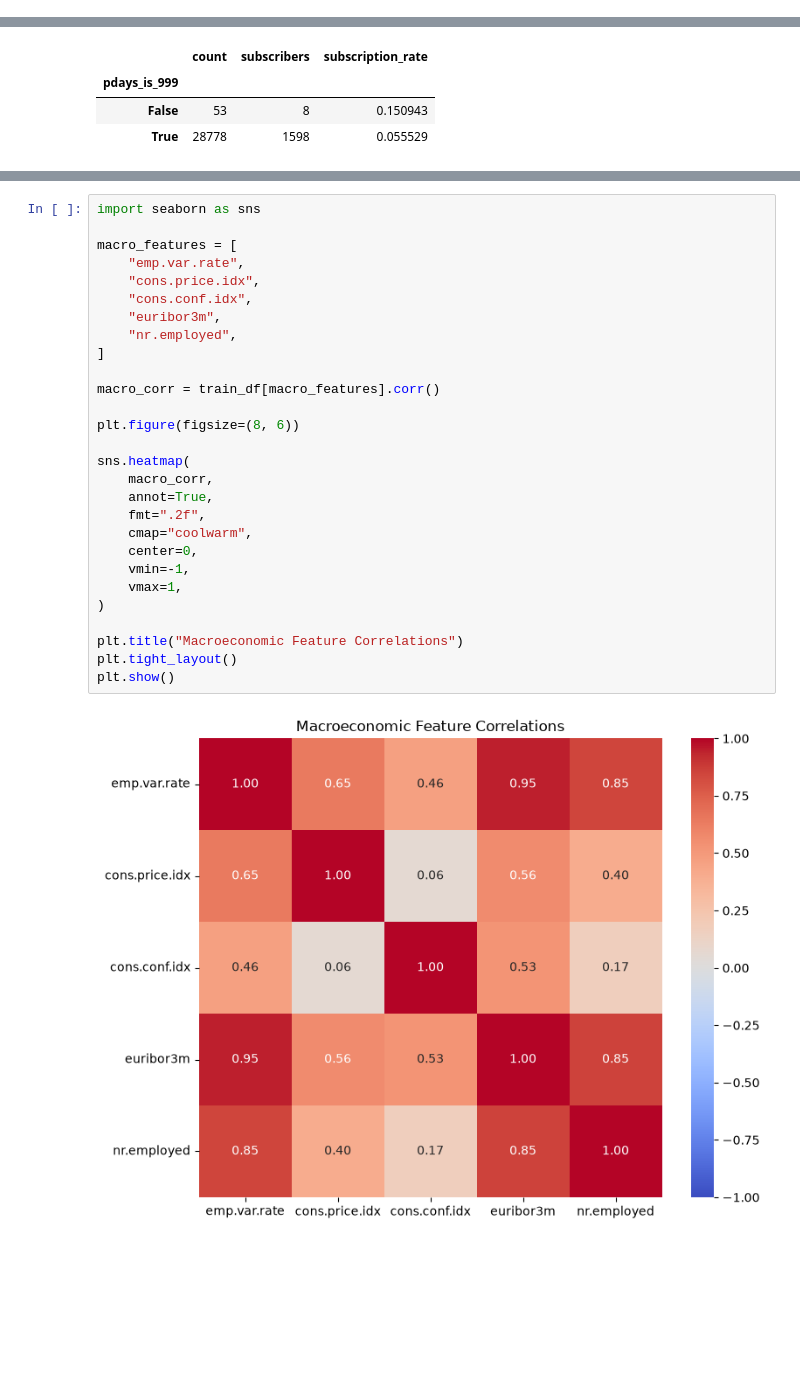
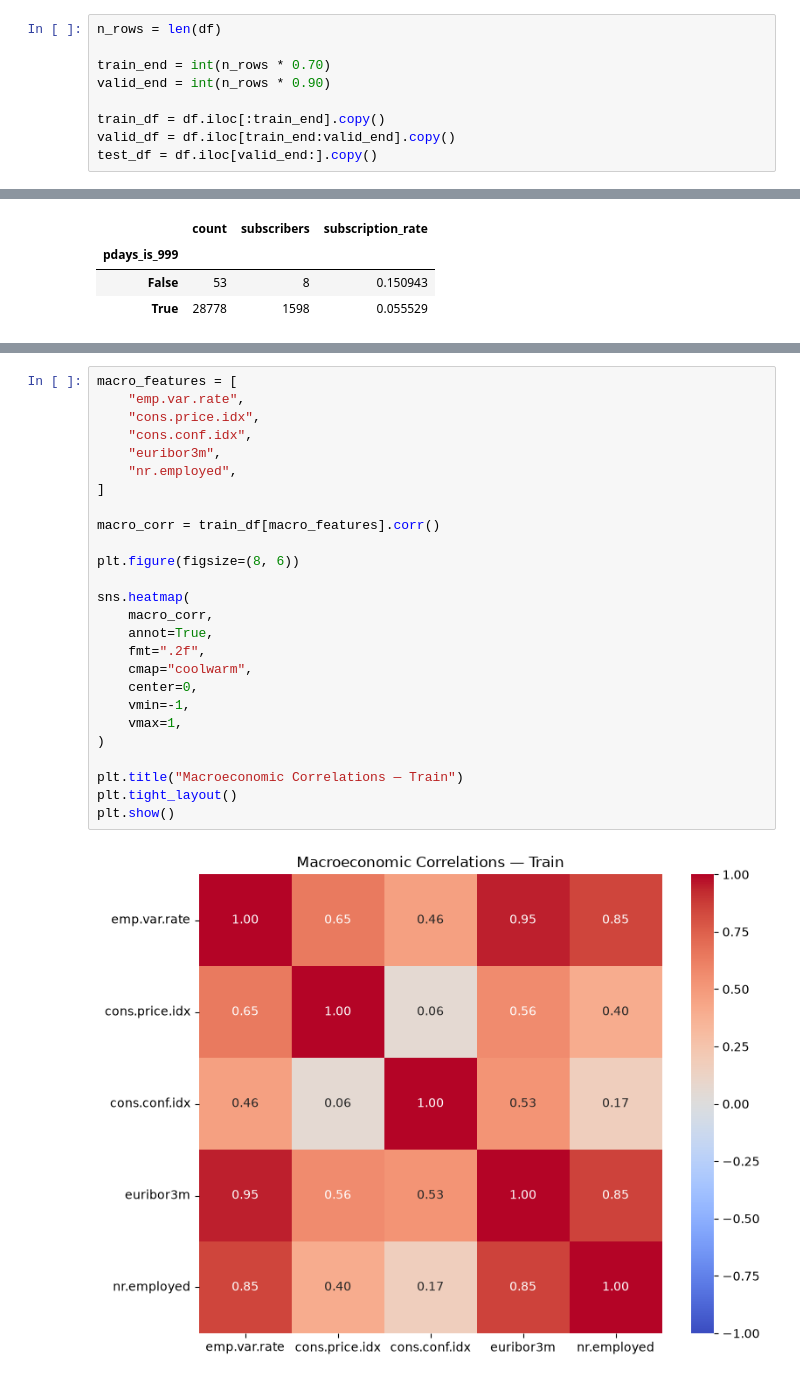
Before and after one commit to keonyoung00/bank-marketing-ml, a Jupyter notebook: notebooks/01-data-understanding.ipynb, the cells around one changed output, grey strips where cells are left out. Drawn from its saved outputs; the diff is of its cells as text; blank space fills up the shorter version.

```diff
--- a/notebooks/01-data-understanding.ipynb
+++ b/notebooks/01-data-understanding.ipynb
@@ -330 +248,10 @@ test_df = df.iloc[valid_end:].copy()
+# %%
+n_rows = len(df)
+
+train_end = int(n_rows * 0.70)
+valid_end = int(n_rows * 0.90)
+
+train_df = df.iloc[:train_end].copy()
+valid_df = df.iloc[train_end:valid_end].copy()
+test_df = df.iloc[valid_end:].copy()
 # %% [markdown]
@@ -1021,33 +919,31 @@ should be removed.
 # %%
-import seaborn as sns
-
 macro_features = [
     "emp.var.rate",
     "cons.price.idx",
     "cons.conf.idx",
     "euribor3m",
     "nr.employed",
 ]
 
 macro_corr = train_df[macro_features].corr()
 
 plt.figure(figsize=(8, 6))
 
 sns.heatmap(
     macro_corr,
     annot=True,
     fmt=".2f",
     cmap="coolwarm",
     center=0,
     vmin=-1,
     vmax=1,
 )
 
-plt.title("Macroeconomic Feature Correlations")
+plt.title("Macroeconomic Correlations — Train")
 plt.tight_layout()
 plt.show()
 # %% [output]
-[figure, old version]
+[figure, new version]
 # %% [markdown]
 #### 4.5.2 Previous Campaign History Relationships
 
```
Also changed, not shown: parts of 53 cells of this notebook.
